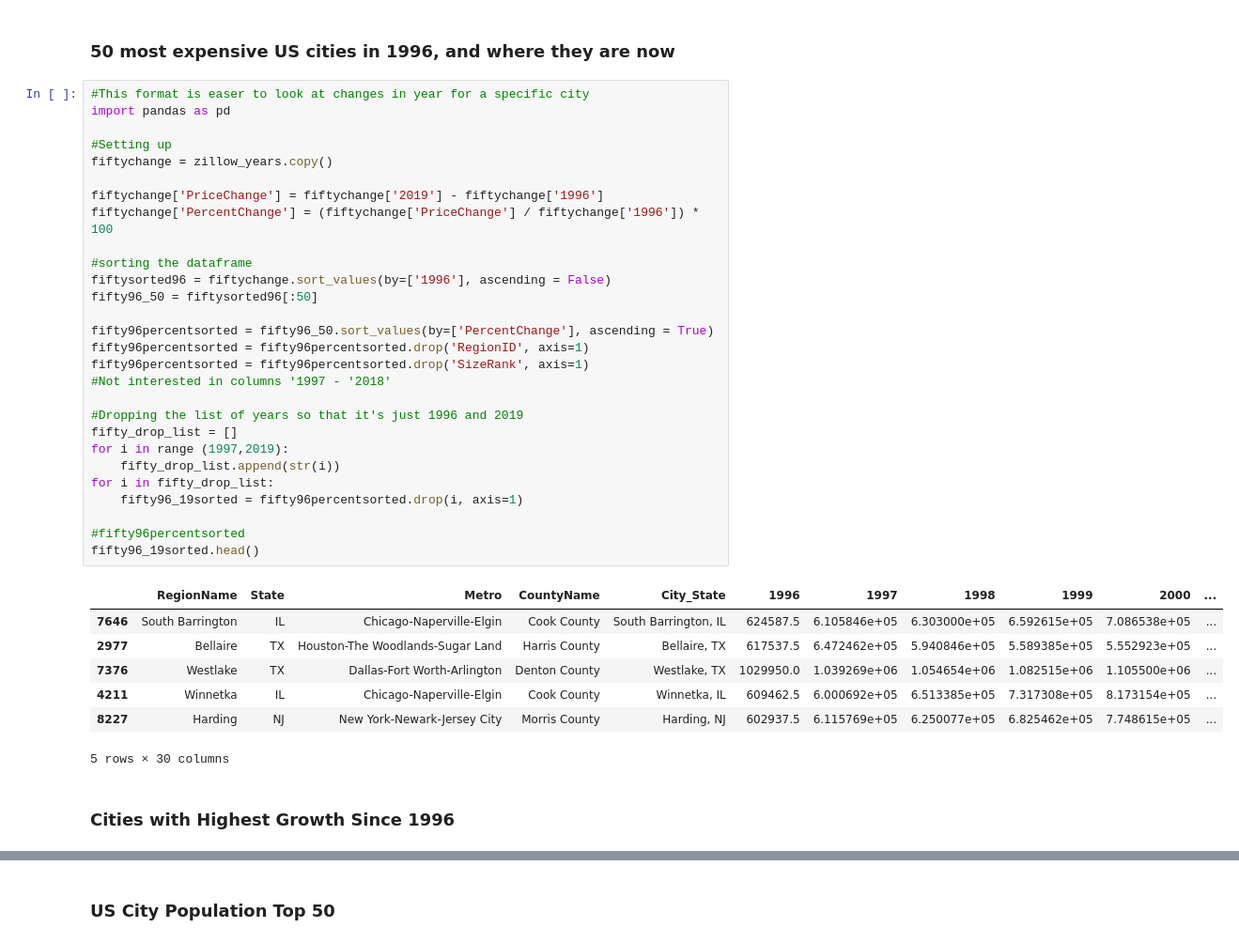
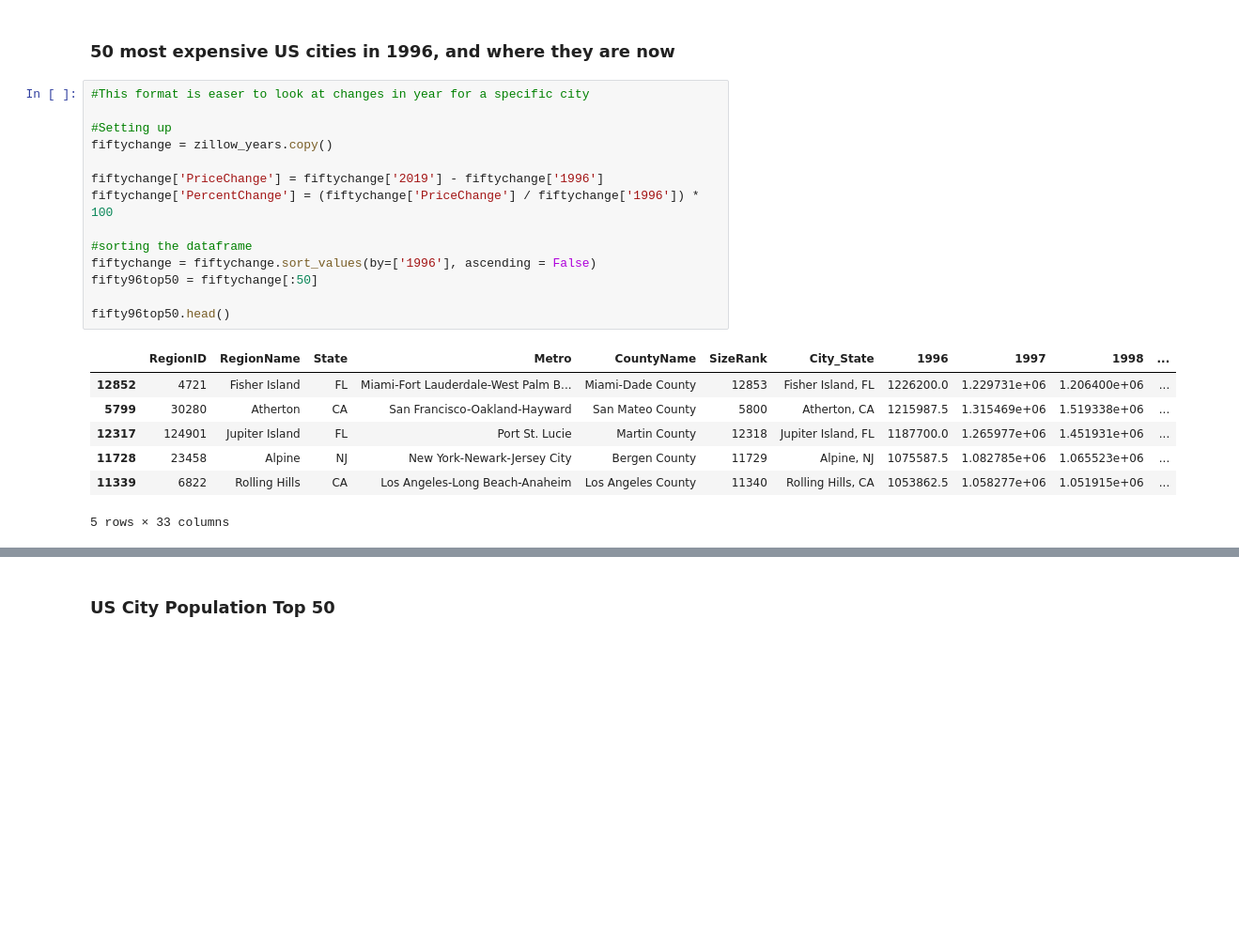
Before and after one commit to leehongc/housing, a Jupyter notebook: HousingProject.ipynb, the cells around one changed output, grey strips where cells are left out. Shown: that part at 94% size. Saved outputs shown, nothing was run; the diff lists cells and outputs as text; blank space fills up the shorter version.

```diff
--- a/HousingProject.ipynb
+++ b/HousingProject.ipynb
@@ -135,39 +151,23 @@ zillow_years['2019'] = zillow.loc[:,"2019-01":"2019-04"].mean(axis=1)
 ### 50 most expensive US cities in 1996, and where they are now
 # %%
 #This format is easer to look at changes in year for a specific city
-import pandas as pd
 
 #Setting up
 fiftychange = zillow_years.copy()
 
 fiftychange['PriceChange'] = fiftychange['2019'] - fiftychange['1996']
 fiftychange['PercentChange'] = (fiftychange['PriceChange'] / fiftychange['1996']) * 100
 
 #sorting the dataframe
-fiftysorted96 = fiftychange.sort_values(by=['1996'], ascending = False)
-fifty96_50 = fiftysorted96[:50]
+fiftychange = fiftychange.sort_values(by=['1996'], ascending = False)
+fifty96top50 = fiftychange[:50]
 
-fifty96percentsorted = fifty96_50.sort_values(by=['PercentChange'], ascending = True)
-fifty96percentsorted = fifty96percentsorted.drop('RegionID', axis=1)
-fifty96percentsorted = fifty96percentsorted.drop('SizeRank', axis=1)
-#Not interested in columns '1997 - '2018'
-
-#Dropping the list of years so that it's just 1996 and 2019
-fifty_drop_list = []
-for i in range (1997,2019):
-    fifty_drop_list.append(str(i))
-for i in fifty_drop_list:
-    fifty96_19sorted = fifty96percentsorted.drop(i, axis=1)
-
-#fifty96percentsorted
-fifty96_19sorted.head()
+fifty96top50.head()
 # %% [output]
-|  | RegionName | State | Metro | CountyName | City_State | 1996 | 1997 | 1998 | 1999 | 2000 | ... |
-| 7646 | South Barrington | IL | Chicago-Naperville-Elgin | Cook County | South Barrington, IL | 624587.5 | 6.105846e+05 | 6.303000e+05 | 6.592615e+05 | 7.086538e+05 | ... |
-| 2977 | Bellaire | TX | Houston-The Woodlands-Sugar Land | Harris County | Bellaire, TX | 617537.5 | 6.472462e+05 | 5.940846e+05 | 5.589385e+05 | 5.552923e+05 | ... |
-| 7376 | Westlake | TX | Dallas-Fort Worth-Arlington | Denton County | Westlake, TX | 1029950.0 | 1.039269e+06 | 1.054654e+06 | 1.082515e+06 | 1.105500e+06 | ... |
-| 4211 | Winnetka | IL | Chicago-Naperville-Elgin | Cook County | Winnetka, IL | 609462.5 | 6.000692e+05 | 6.513385e+05 | 7.317308e+05 | 8.173154e+05 | ... |
-| 8227 | Harding | NJ | New York-Newark-Jersey City | Morris County | Harding, NJ | 602937.5 | 6.115769e+05 | 6.250077e+05 | 6.825462e+05 | 7.748615e+05 | ... |
+|  | RegionID | RegionName | State | Metro | CountyName | SizeRank | City_State | 1996 | 1997 | 1998 | ... |
+| 12852 | 4721 | Fisher Island | FL | Miami-Fort Lauderdale-West Palm B... | Miami-Dade County | 12853 | Fisher Island, FL | 1226200.0 | 1.229731e+06 | 1.206400e+06 | ... |
+| 5799 | 30280 | Atherton | CA | San Francisco-Oakland-Hayward | San Mateo County | 5800 | Atherton, CA | 1215987.5 | 1.315469e+06 | 1.519338e+06 | ... |
+| 12317 | 124901 | Jupiter Island | FL | Port St. Lucie | Martin County | 12318 | Jupiter Island, FL | 1187700.0 | 1.265977e+06 | 1.451931e+06 | ... |
+| 11728 | 23458 | Alpine | NJ | New York-Newark-Jersey City | Bergen County | 11729 | Alpine, NJ | 1075587.5 | 1.082785e+06 | 1.065523e+06 | ... |
+| 11339 | 6822 | Rolling Hills | CA | Los Angeles-Long Beach-Anaheim | Los Angeles County | 11340 | Rolling Hills, CA | 1053862.5 | 1.058277e+06 | 1.051915e+06 | ... |
-5 rows × 30 columns
+5 rows × 33 columns
-# %% [markdown]
-### Cities with Highest Growth Since 1996
```
Also changed, not shown: parts of 24 cells of this notebook.
